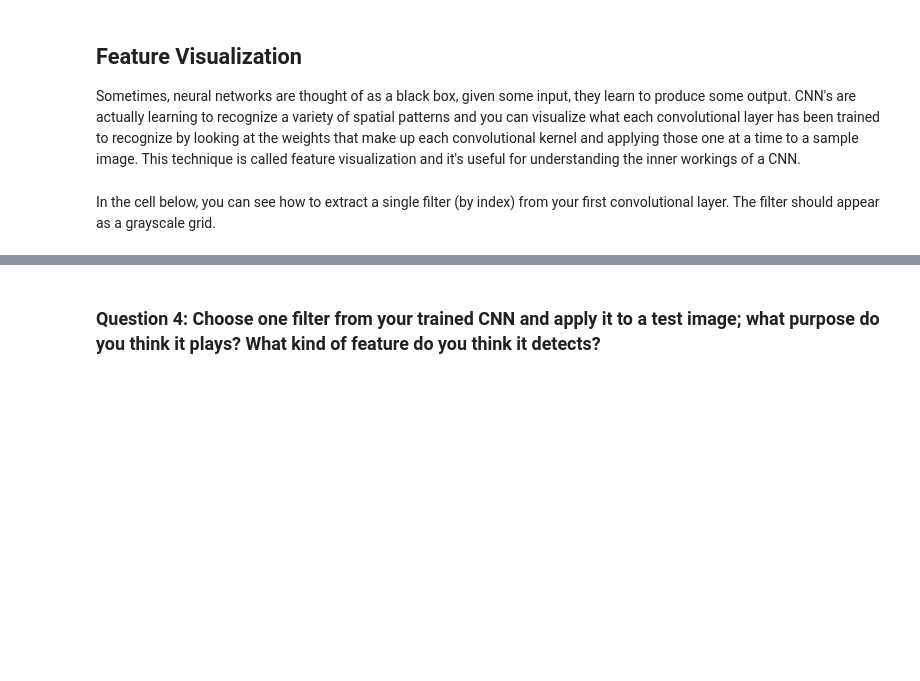
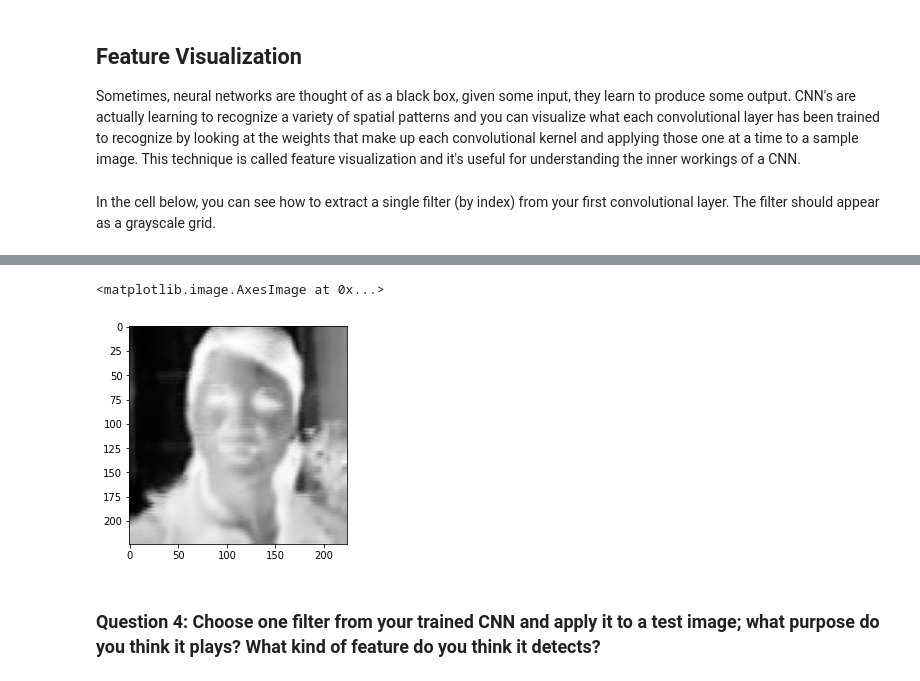
Before and after one commit to ElenaKutanov/30daysofudacity.CV, a Jupyter notebook: Project 1 Facial Keypoint Detection/2. Define the Network Architecture.ipynb, the cells around one changed output, grey strips where cells are left out. Saved outputs shown, nothing was run; the diff lists cells and outputs as text; code cells hidden in the pictures; blank space fills up the shorter version.

```diff
--- a/Project 1 Facial Keypoint Detection/2. Define the Network Architecture.ipynb
+++ b/Project 1 Facial Keypoint Detection/2. Define the Network Architecture.ipynb
@@ -557,8 +571,13 @@ Next, choose a test image and filter it with one of the convolutional kernels in
 # %%
-##TODO: load in and display any image from the transformed test dataset
-
 ## TODO: Using cv's filter2D function,
 ## apply a specific set of filter weights (like the one displayed above) to the test image
+import cv2
+
+filtered = cv2.filter2D(image, -1, w[filter_index][0])
+plt.imshow(filtered, cmap='gray')
+# %% [output]
+<matplotlib.image.AxesImage at 0x...>
+[figure, added]
 # %% [markdown]
 ### Question 4: Choose one filter from your trained CNN and apply it to a test image; what purpose do you think it plays? What kind of feature do you think it detects?
 # %% [markdown]
```
Also changed, not shown: parts of 11 cells of this notebook.
